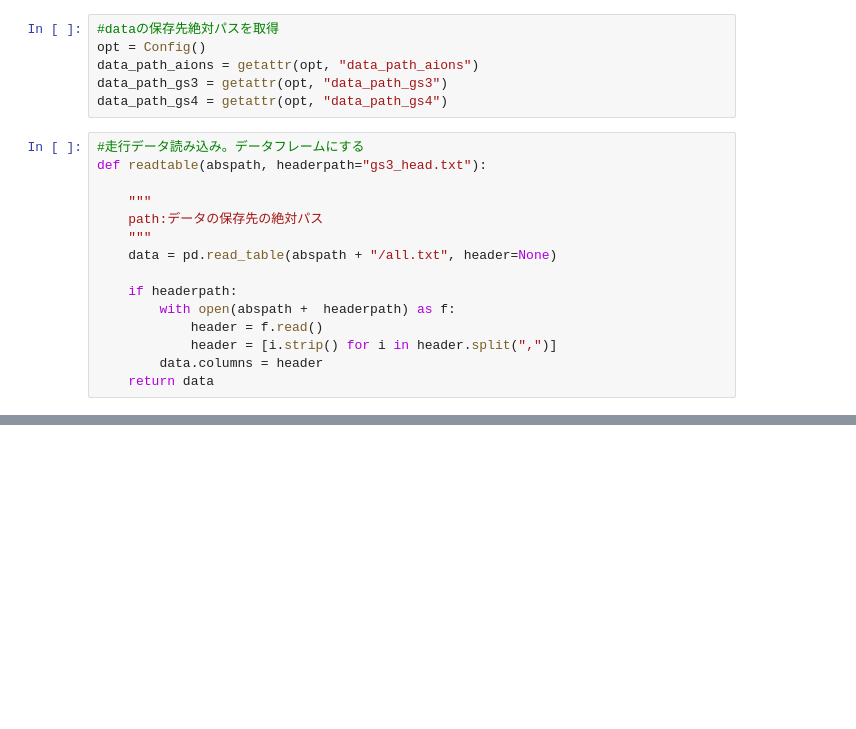
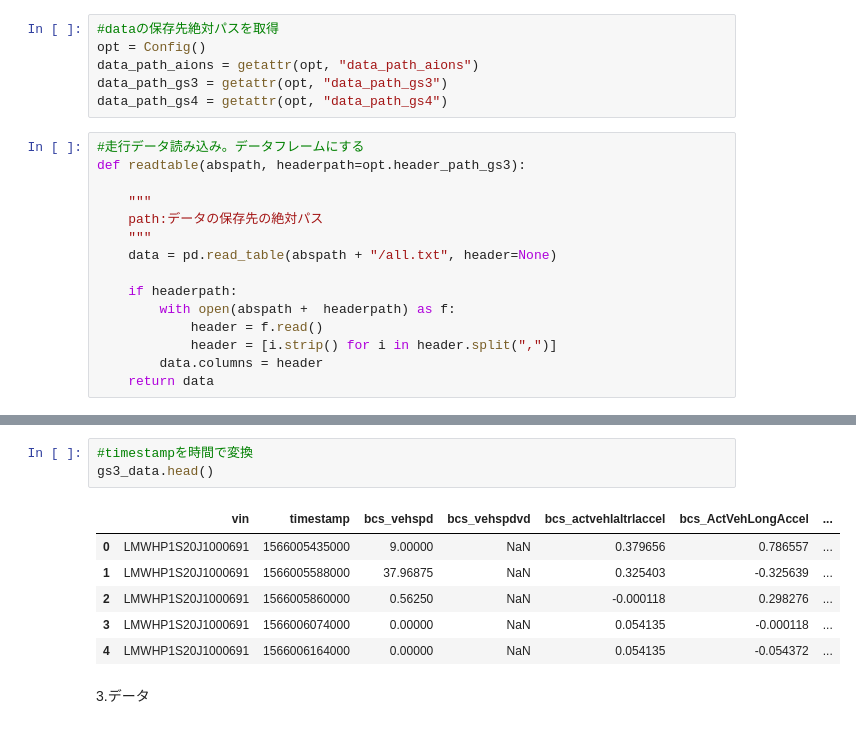
Before and after one commit to gaosi19861123/for_chen, a Jupyter notebook: データ抽出.ipynb, the cells around one changed output, grey strips where cells are left out. Saved outputs shown, nothing was run; the diff lists cells and outputs as text; blank space fills up the shorter version.

Commit message:
add data clean 1st

```diff
--- a/データ抽出.ipynb
+++ b/データ抽出.ipynb
@@ -30,7 +31,7 @@ data_path_gs3 = getattr(opt, "data_path_gs3")
 data_path_gs4 = getattr(opt, "data_path_gs4")
 # %%
 #走行データ読み込み。データフレームにする
-def readtable(abspath, headerpath="gs3_head.txt"):
+def readtable(abspath, headerpath=opt.header_path_gs3):
 
     """
     path:データの保存先の絶対パス
@@ -62,0 +179,19 @@ gs4_data = readtable(data_path_gs4, headerpath="gs4_head.txt") #gs4の車デー
+# %%
+#timestampを時間で変換
+gs3_data.head()
+# %% [output]
+|  | vin | timestamp | bcs_vehspd | bcs_vehspdvd | bcs_actvehlaltrlaccel | bcs_ActVehLongAccel | ... |
+| 0 | LMWHP1S20J1000691 | 1566005435000 | 9.00000 | NaN | 0.379656 | 0.786557 | ... |
+| 1 | LMWHP1S20J1000691 | 1566005588000 | 37.96875 | NaN | 0.325403 | -0.325639 | ... |
+| 2 | LMWHP1S20J1000691 | 1566005860000 | 0.56250 | NaN | -0.000118 | 0.298276 | ... |
+| 3 | LMWHP1S20J1000691 | 1566006074000 | 0.00000 | NaN | 0.054135 | -0.000118 | ... |
+| 4 | LMWHP1S20J1000691 | 1566006164000 | 0.00000 | NaN | 0.054135 | -0.054372 | ... |
+# %% [markdown]
+<head>
+<b>4.データ処理方法の考察</b>
+</head>
+<body>
+ <p>
+ 3.データ
+ </p>
+<body>
```
Also changed, not shown: parts of 14 cells of this notebook.
